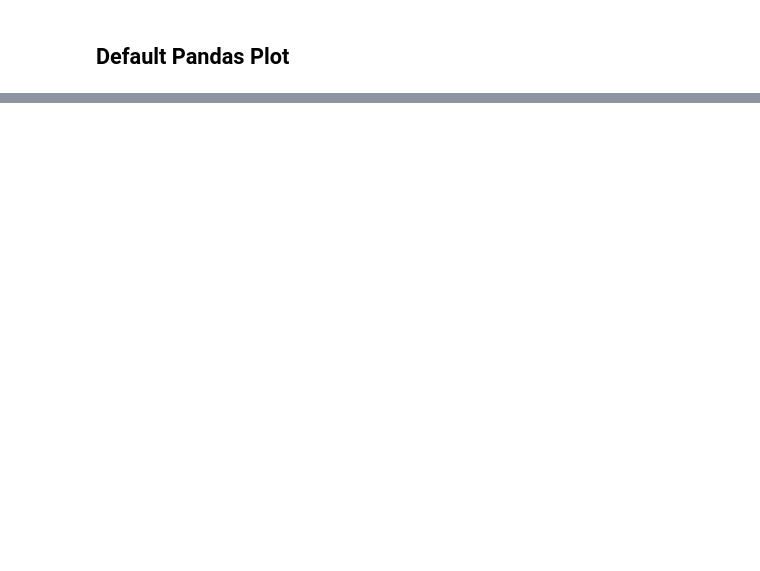
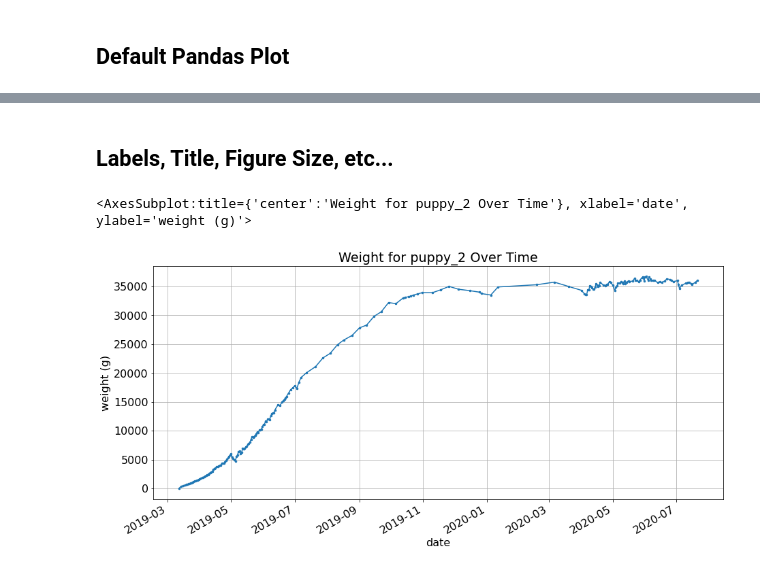
Before and after one commit to andresberejnoi/PublicNotebooks, a Jupyter notebook: Plotting With Python/Plotting With Pandas and Matplotlib.ipynb, the cells around one changed output, grey strips where cells are left out. Saved outputs shown, nothing was run; the diff lists cells and outputs as text; code cells hidden in the pictures; blank space fills up the shorter version.

```diff
--- a/Plotting With Python/Plotting With Pandas and Matplotlib.ipynb
+++ b/Plotting With Python/Plotting With Pandas and Matplotlib.ipynb
@@ -37,0 +73,17 @@ data_df.plot(#y=data_df.columns,
+# %% [markdown]
+## Labels, Title, Figure Size, etc...
+# %%
+puppy = 'puppy_2'
+data_df[puppy].plot(
+    figsize   = (15,7),
+
+    title     = f"Weight for {puppy} Over Time",
+    ylabel    = "weight (g)",
+    grid      = True,
+
+    marker    = ".",
+    markersize= 5,
+)
+# %% [output]
+<AxesSubplot:title={'center':'Weight for puppy_2 Over Time'}, xlabel='date', ylabel='weight (g)'>
+[figure, added]
```
Also changed, not shown: parts of 16 cells of this notebook.
